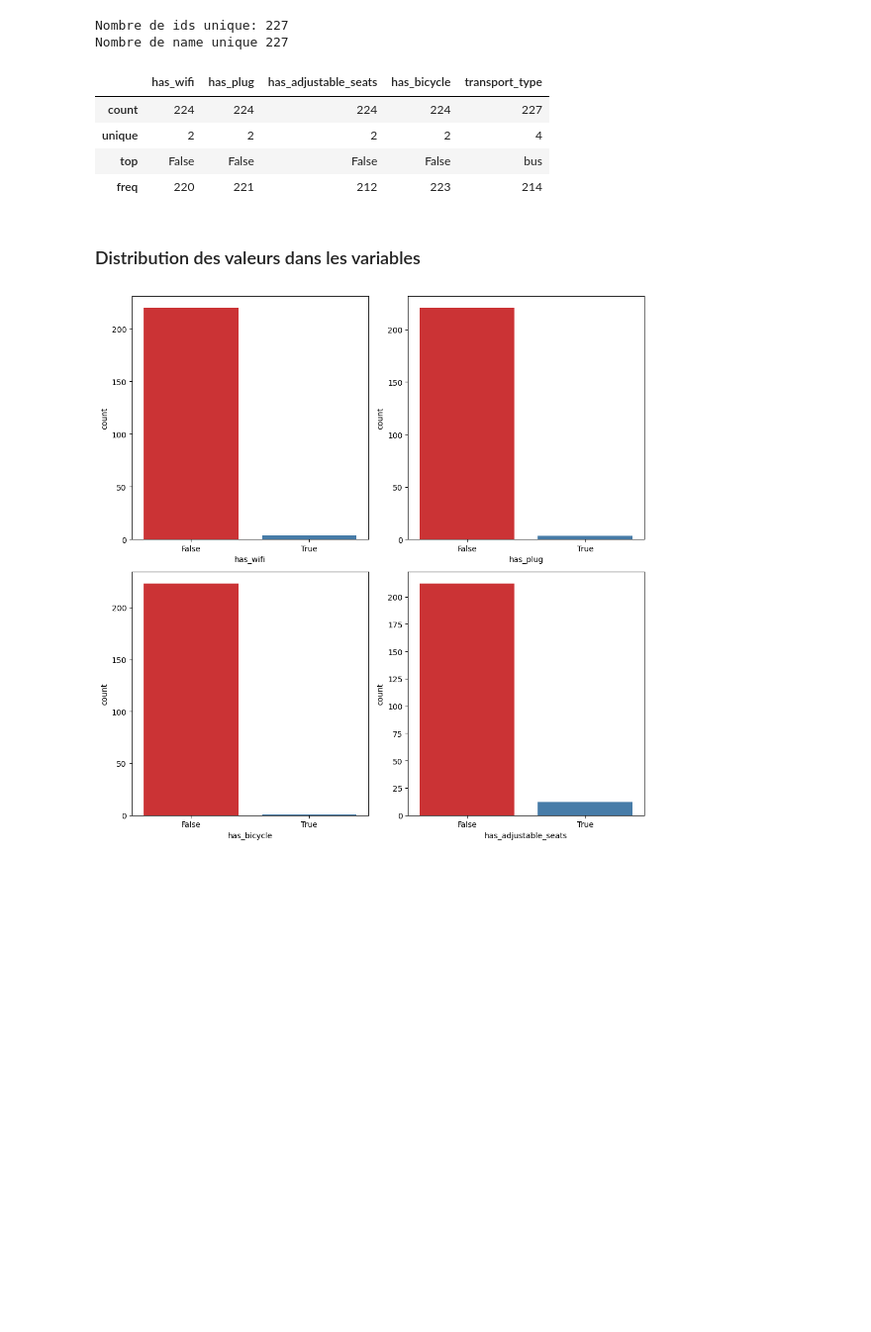
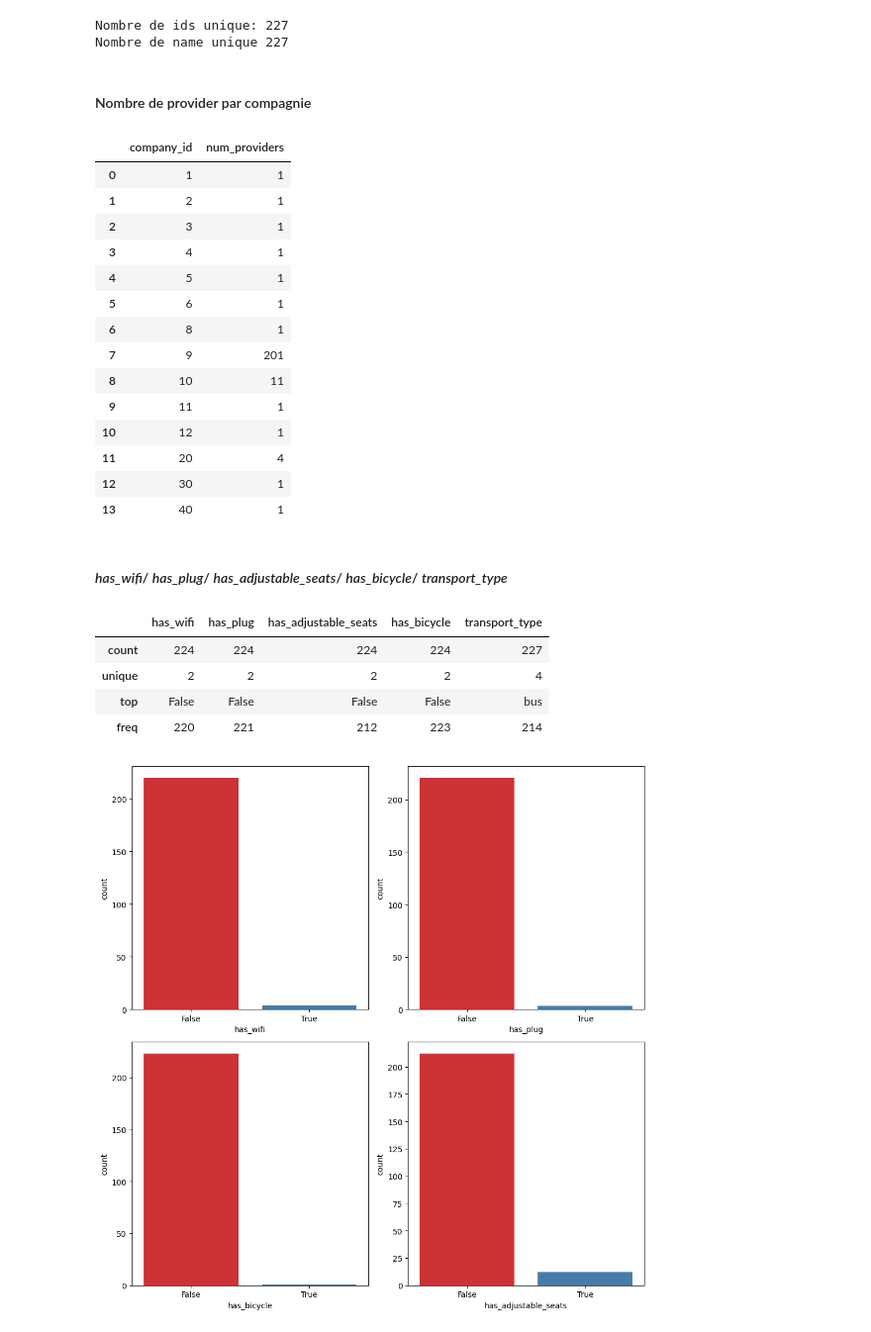
Before and after one commit to najwa-errachidy/Crunching_data, a Jupyter notebook: data.ipynb, the cells around one changed output. Shown at 99% size. Drawn from its saved outputs; the diff is of its cells as text; code cells hidden in the pictures; blank space fills up the shorter version.

```diff
--- a/data.ipynb
+++ b/data.ipynb
@@ -146,6 +146,32 @@ print("Nombre de name unique", providers.name.unique().shape[0])
 # %% [output]
 Nombre de ids unique: 227
 Nombre de name unique 227
+# %% [markdown]
+#### Nombre de provider par compagnie
+# %%
+n_providers = providers.groupby('company_id')['name'].nunique()
+
+n_providers= n_providers.reset_index()
+n_providers = n_providers.rename(columns={'name': 'num_providers'})
+n_providers
+# %% [output]
+|  | company_id | num_providers |
+| 0 | 1 | 1 |
+| 1 | 2 | 1 |
+| 2 | 3 | 1 |
+| 3 | 4 | 1 |
+| 4 | 5 | 1 |
+| 5 | 6 | 1 |
+| 6 | 8 | 1 |
+| 7 | 9 | 201 |
+| 8 | 10 | 11 |
+| 9 | 11 | 1 |
+| 10 | 12 | 1 |
+| 11 | 20 | 4 |
+| 12 | 30 | 1 |
+| 13 | 40 | 1 |
+# %% [markdown]
+#### *has_wifi*/ *has_plug*/ *has_adjustable_seats*/ *has_bicycle*/ *transport_type*
 # %%
 # Description des variables
 providers.loc[:,[ 'has_wifi', 'has_plug', 'has_adjustable_seats', 'has_bicycle', 'transport_type']].describe()
@@ -155,8 +181,6 @@ providers.loc[:,[ 'has_wifi', 'has_plug', 'has_adjustable_seats', 'has_bicycle',
 | unique | 2 | 2 | 2 | 2 | 4 |
 | top | False | False | False | False | bus |
 | freq | 220 | 221 | 212 | 223 | 214 |
-# %% [markdown]
-### Distribution des valeurs dans les variables
 # %%
 fig, axs = plt.subplots(2, 2, figsize=(10, 10))
 
```
